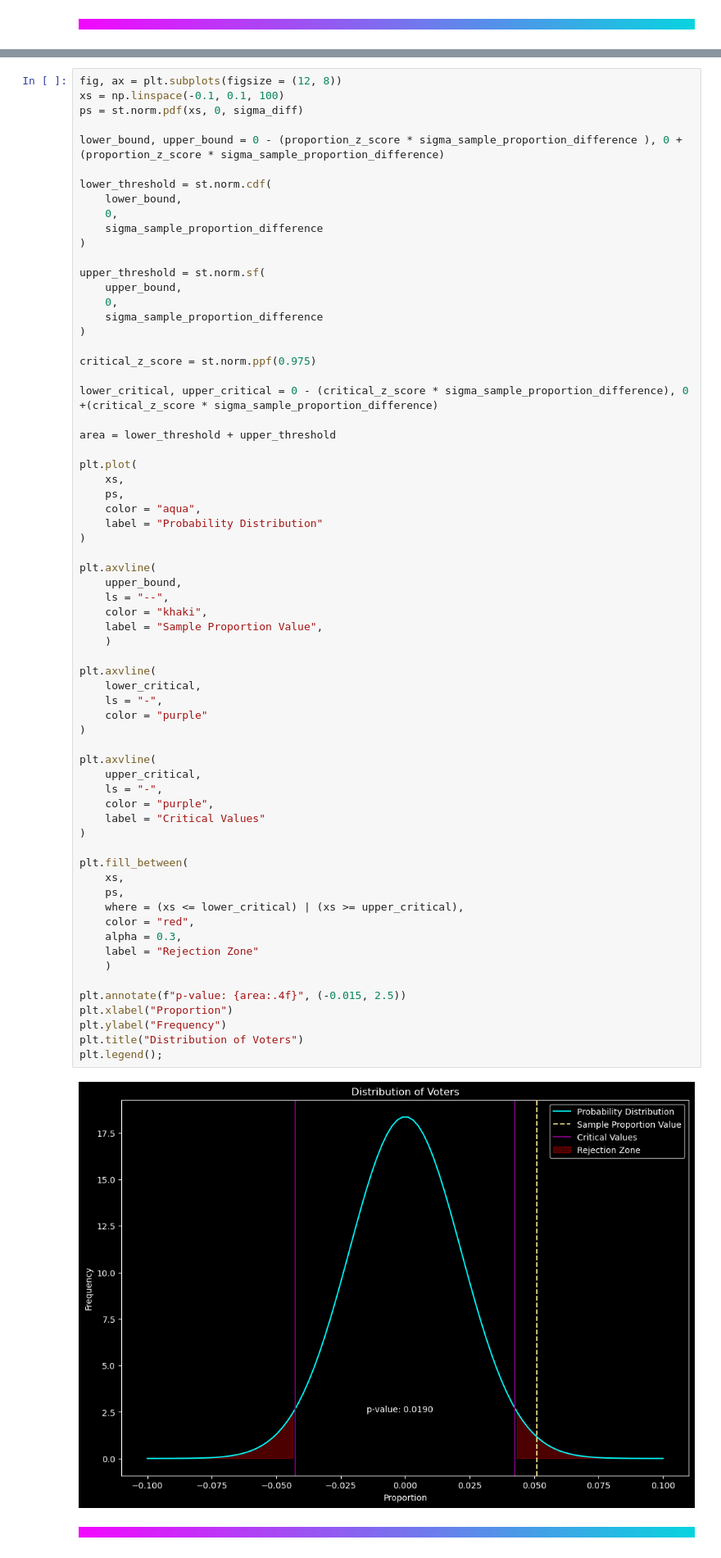
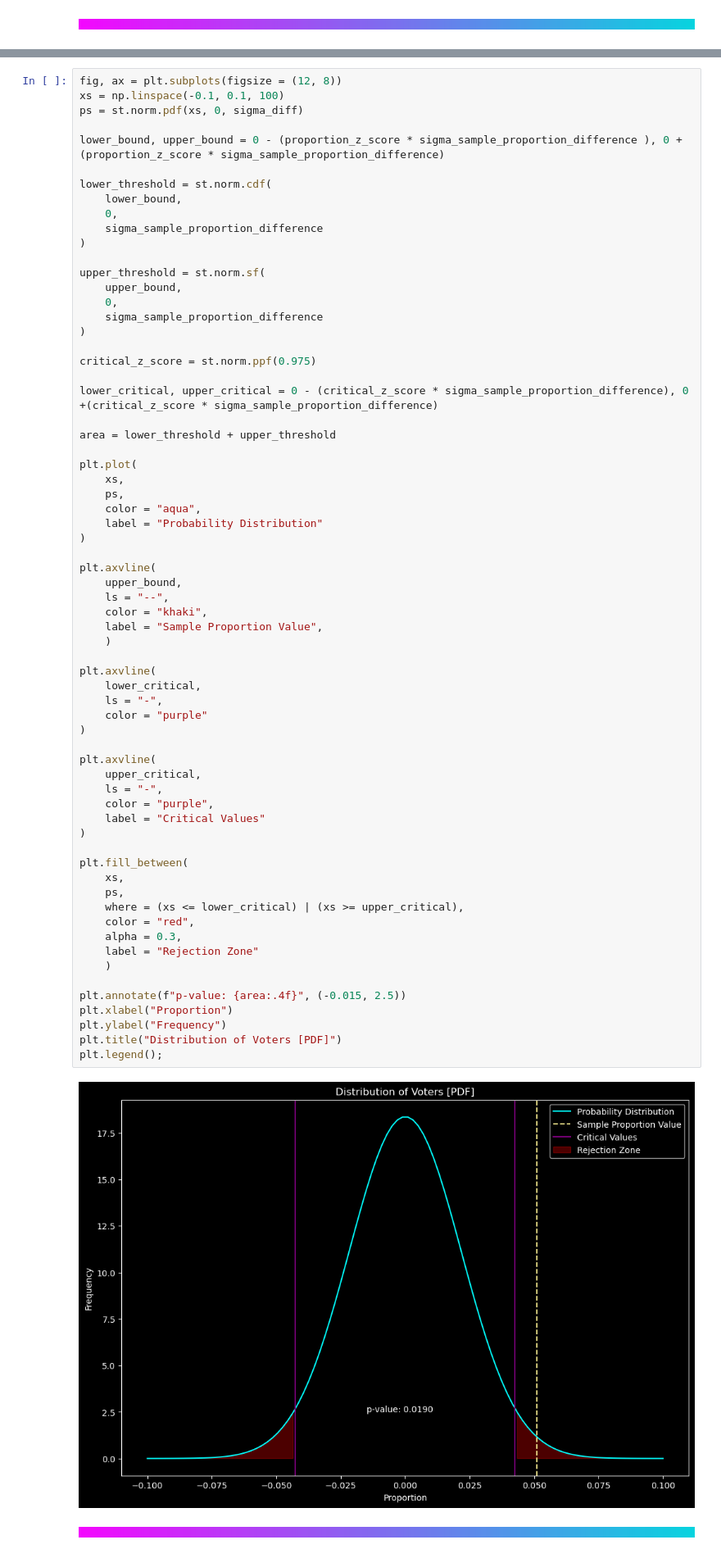
Before and after one commit to frantzalexander/proportion_testing, a Jupyter notebook: Proportion-Testing.ipynb, the cells around one changed output, grey strips where cells are left out. Shown: that part at 82% size. Cells and saved outputs as stored; diff of their text form.

```diff
--- a/Proportion-Testing.ipynb
+++ b/Proportion-Testing.ipynb
@@ -170,35 +192,35 @@ plt.axvline(
     label = "Sample Proportion Value",
     )
 
 plt.axvline(
     lower_critical,
     ls = "-",
     color = "purple"
 )
 
 plt.axvline(
     upper_critical,
     ls = "-",
     color = "purple",
     label = "Critical Values"
 )
 
 plt.fill_between(
     xs,
     ps,
     where = (xs <= lower_critical) | (xs >= upper_critical),
     color = "red",
     alpha = 0.3,
     label = "Rejection Zone"
     )
 
 plt.annotate(f"p-value: {area:.4f}", (-0.015, 2.5))
 plt.xlabel("Proportion")
 plt.ylabel("Frequency")
-plt.title("Distribution of Voters")
+plt.title("Distribution of Voters [PDF]")
 plt.legend();
 # %% [output]
-[figure, old version]
+[figure, new version]
 # %% [markdown]
 ![Timber.png](attachment:Timber.png)
 # %% [markdown]
```
Also changed, not shown: parts of 7 cells of this notebook.
